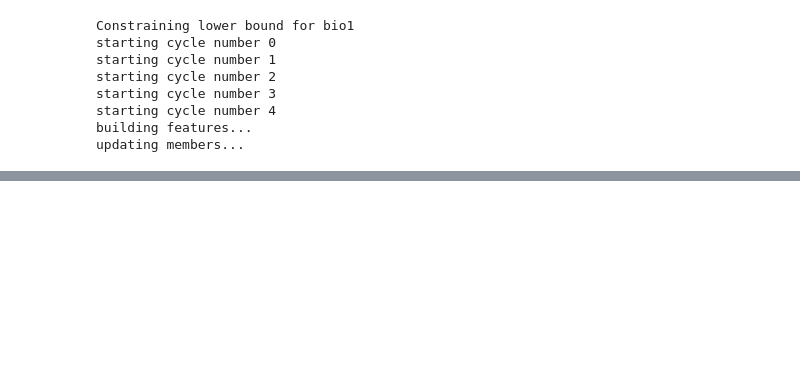
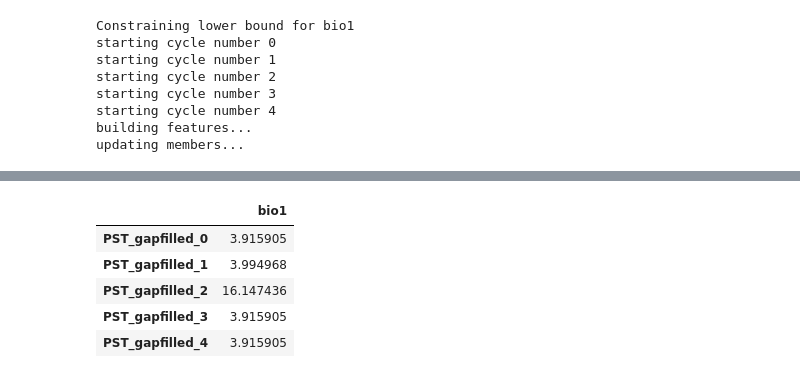
Before and after one commit to gregmedlock/psy_recon, a Jupyter notebook: bin/concise_gapfill.ipynb, the cells around one changed output, grey strips where cells are left out. Saved outputs shown, nothing was run; the diff lists cells and outputs as text; code cells hidden in the pictures; blank space fills up the shorter version.

```diff
--- a/bin/concise_gapfill.ipynb
+++ b/bin/concise_gapfill.ipynb
@@ -305,0 +387,12 @@ updating members...
+# %%
+from medusa.flux_analysis import flux_balance
+fluxes = flux_balance.optimize_ensemble(ensemble,return_flux='bio1')
+# %%
+fluxes.head(5)
+# %% [output]
+|  | bio1 |
+| PST_gapfilled_0 | 3.915905 |
+| PST_gapfilled_1 | 3.994968 |
+| PST_gapfilled_2 | 16.147436 |
+| PST_gapfilled_3 | 3.915905 |
+| PST_gapfilled_4 | 3.915905 |
```
Also changed, not shown: parts of 24 cells of this notebook, 1 other file.
